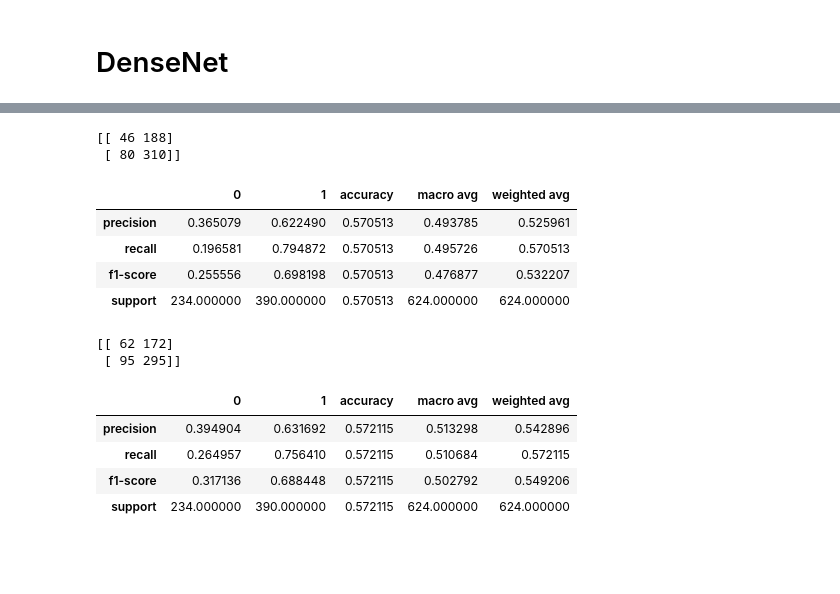
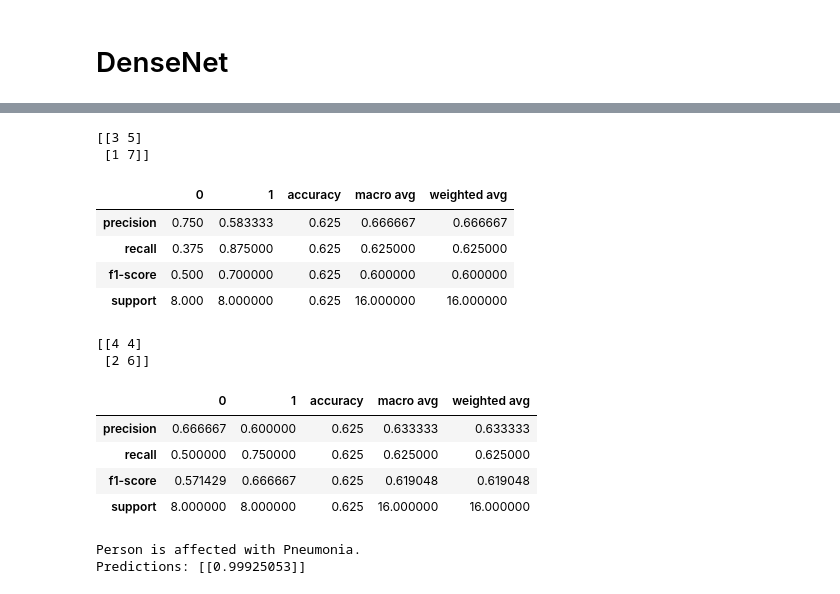
Before and after one commit to Nitin1692/Pneumonia-Detection, a Jupyter notebook: Pnemounia_Detection.ipynb, the cells around one changed output, grey strips where cells are left out. Saved outputs shown, nothing was run; the diff lists cells and outputs as text; code cells hidden in the pictures; blank space fills up the shorter version.

```diff
--- a/Pnemounia_Detection.ipynb
+++ b/Pnemounia_Detection.ipynb
@@ -191,13 +191,13 @@ Trainable params: 1,151,841
 Non-trainable params: 512
 _________________________________________________________________
 # %%
-history = model.fit(
+history = model.fit_generator(
     train_path,
-    epochs=5,
-    validation_data=val_path,
-    class_weight=class_weight,
-    steps_per_epoch=110,
-    validation_steps=300
+    validation_data = val_path,
+    class_weight = class_weight,
+    epochs = 5,
+    steps_per_epoch=len(train_path),
+    validation_steps=len(val_path)
 )
 # %% [output]
 Epoch 1/5
@@ -337,13 +336,14 @@ Trainable params: 6,953,856
 Non-trainable params: 83,648
 __________________________________________________________________________________________________
 # %%
-history = model.fit(
+history = model.fit_generator(
     train_path,
     epochs=5,
     validation_data=val_path,
     class_weight=class_weight,
-    steps_per_epoch=100,
-    validation_steps=500
+    steps_per_epoch=len(train_path),
+    validation_steps=len(val_path)
 )
+model.save('model.h5')
 # %% [output]
 Epoch 1/5
@@ -385,23 +385,38 @@ Train Accuracy: 96.68%
 # %%
-predict_value = model.predict(test_path, steps=len(test_path))
-print(confusion_matrix(test_path.classes, predict_value > 0.5))
-pd.DataFrame(classification_report(test_path.classes, predict_value > 0.5, output_dict=True))
+predict_value = model.predict(val_path, steps=len(val_path))
+print(confusion_matrix(val_path.classes, predict_value > 0.5))
+pd.DataFrame(classification_report(val_path.classes, predict_value > 0.5, output_dict=True))
 # %% [output]
-[[ 46 188]
- [ 80 310]]
+[[3 5]
+ [1 7]]
 |  | 0 | 1 | accuracy | macro avg | weighted avg |
-| precision | 0.365079 | 0.622490 | 0.570513 | 0.493785 | 0.525961 |
-| recall | 0.196581 | 0.794872 | 0.570513 | 0.495726 | 0.570513 |
-| f1-score | 0.255556 | 0.698198 | 0.570513 | 0.476877 | 0.532207 |
-| support | 234.000000 | 390.000000 | 0.570513 | 624.000000 | 624.000000 |
+| precision | 0.750 | 0.583333 | 0.625 | 0.666667 | 0.666667 |
+| recall | 0.375 | 0.875000 | 0.625 | 0.625000 | 0.625000 |
+| f1-score | 0.500 | 0.700000 | 0.625 | 0.600000 | 0.600000 |
+| support | 8.000 | 8.000000 | 0.625 | 16.000000 | 16.000000 |
 # %%
-print(confusion_matrix(test_path.classes, predict_value > 0.7))
-pd.DataFrame(classification_report(test_path.classes, predict_value > 0.7, output_dict=True))
+print(confusion_matrix(val_path.classes, predict_value > 0.7))
+pd.DataFrame(classification_report(val_path.classes, predict_value > 0.7, output_dict=True))
 # %% [output]
-[[ 62 172]
- [ 95 295]]
+[[4 4]
+ [2 6]]
 |  | 0 | 1 | accuracy | macro avg | weighted avg |
-| precision | 0.394904 | 0.631692 | 0.572115 | 0.513298 | 0.542896 |
-| recall | 0.264957 | 0.756410 | 0.572115 | 0.510684 | 0.572115 |
-| f1-score | 0.317136 | 0.688448 | 0.572115 | 0.502792 | 0.549206 |
-| support | 234.000000 | 390.000000 | 0.572115 | 624.000000 | 624.000000 |
+| precision | 0.666667 | 0.600000 | 0.625 | 0.633333 | 0.633333 |
+| recall | 0.500000 | 0.750000 | 0.625 | 0.625000 | 0.625000 |
+| f1-score | 0.571429 | 0.666667 | 0.625 | 0.619048 | 0.619048 |
+| support | 8.000000 | 8.000000 | 0.625 | 16.000000 | 16.000000 |
+# %%
+model = tf.keras.models.load_model('model.h5')
+img = tf.keras.utils.load_img('./input/chest_xray/train/PNEUMONIA/person117_virus_223.jpeg', target_size = (320,320))
+imagee=tf.keras.utils.img_to_array(img)
+imagee=np.expand_dims(imagee, axis=0)
+img_data=tf.keras.applications.densenet.preprocess_input(imagee)
+prediction=model.predict(img_data)
+if prediction[0][0]>prediction[0][-1]:
+    print('Person is safe.')
+else:
+    print('Person is affected with Pneumonia.')
+print(f'Predictions: {prediction}')
+# %% [output]
+Person is affected with Pneumonia.
+Predictions: [[0.99925053]]
```
Also changed, not shown: parts of 13 cells of this notebook.
